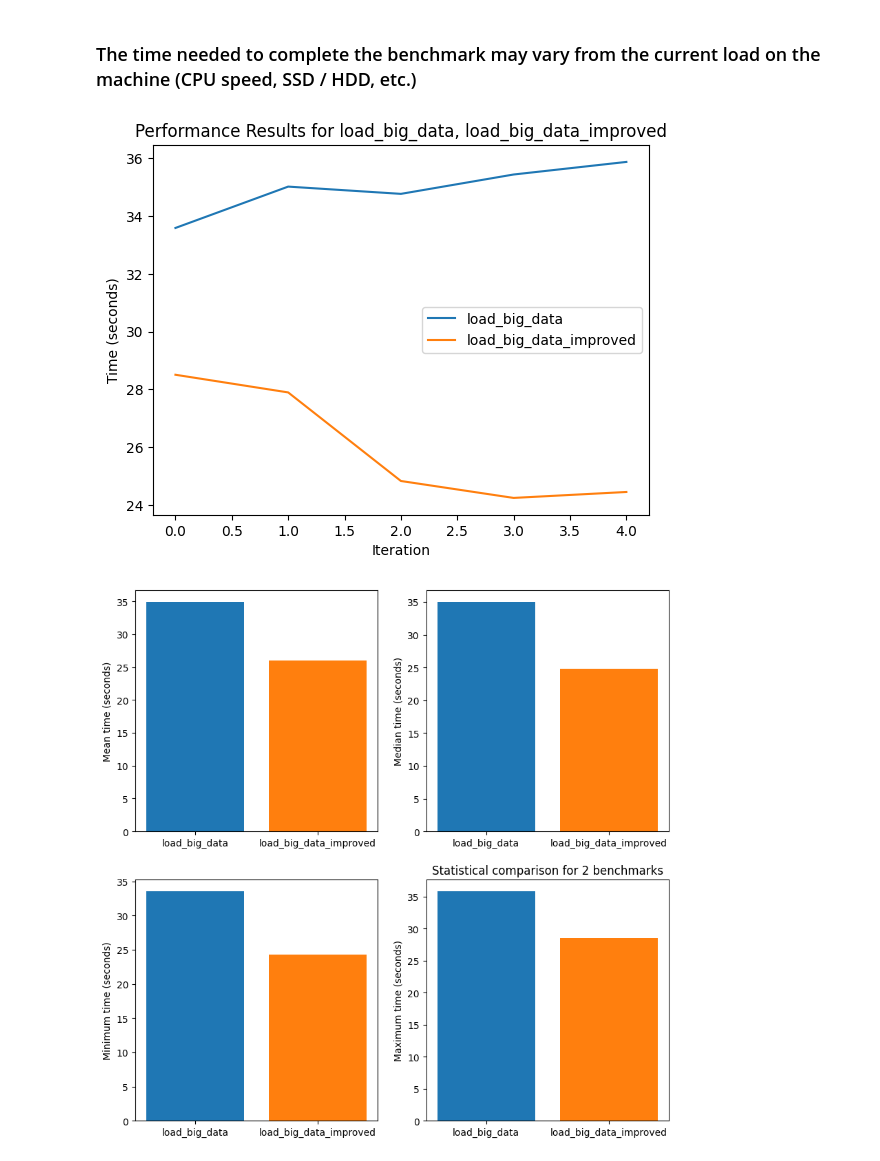
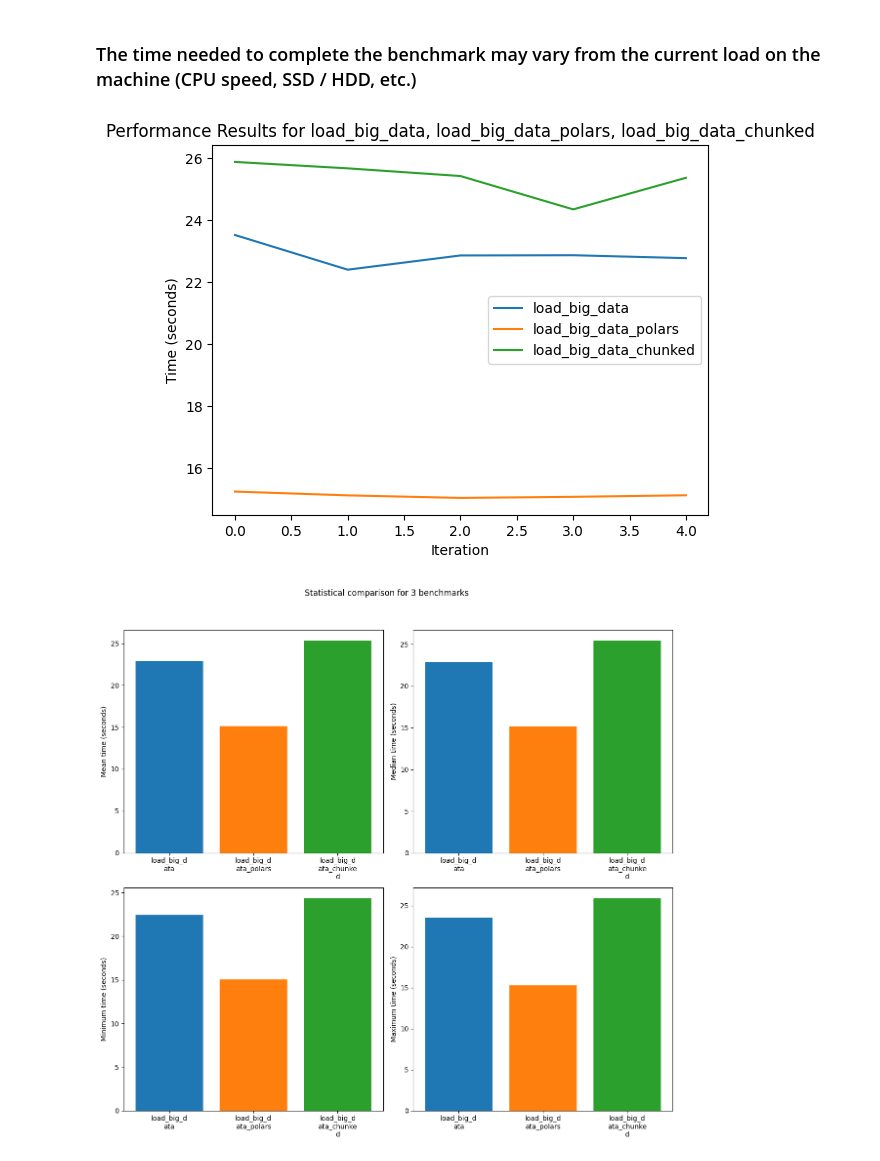
Before and after one commit to StefanHalvadzhiev/Proper-Pandas, a Jupyter notebook: notebooks/notebooks_older_python/reading_files.ipynb, the cells around one changed output. Saved outputs shown, nothing was run; the diff lists cells and outputs as text; code cells hidden in the pictures.

```diff
--- a/notebooks/notebooks_older_python/reading_files.ipynb
+++ b/notebooks/notebooks_older_python/reading_files.ipynb
@@ -46,24 +46,53 @@ read_small_data_benchmark = bench.benchmark(
     SMALL
 )
 
-read_big_data_improved_benchmark = bench.benchmark(
-    read.load_big_data_improved,
+
+
+
+read_big_data_polars_benchmark = bench.benchmark(
+    read.load_big_data_polars,
     BIG
 )
 
-read_medium_data_improved_benchmark = bench.benchmark(
-    read.load_medium_data_improved,
+read_medium_data_polars_benchmark = bench.benchmark(
+    read.load_medium_data_polars,
     MEDIUM
 )
 
-read_small_data_improved_benchmark = bench.benchmark(
-    read.load_small_data_improved,
+read_small_data_polars_benchmark = bench.benchmark(
+    read.load_small_data_polars,
     SMALL
 )
+
+
+
+
+read_big_data_chunked_benchmark = bench.benchmark(
+    read.load_big_data_chunked,
+    BIG
+)
+
+read_medium_data_chunked_benchmark = bench.benchmark(
+    read.load_medium_data_chunked,
+    MEDIUM
+)
+
+read_small_data_chunked_benchmark = bench.benchmark(
+    read.load_small_data_chunked,
+    SMALL
+)
 # %%
-compare_benchmarks(read_big_data_benchmark, read_big_data_improved_benchmark)
-compare_statistics_benchmarks(read_big_data_benchmark, read_big_data_improved_benchmark)
+compare_benchmarks(
+    read_big_data_benchmark,
+    read_big_data_polars_benchmark,
+    read_big_data_chunked_benchmark
+)
+compare_statistics_benchmarks(
+    read_big_data_benchmark,
+    read_big_data_polars_benchmark,
+    read_big_data_chunked_benchmark
+)
 # %% [output]
-[figure, old version]
+[figure, new version]
-[figure, old version]
+[figure, new version]
 # %%
```
Also changed, not shown: parts of 2 cells of this notebook, 4 other files.
